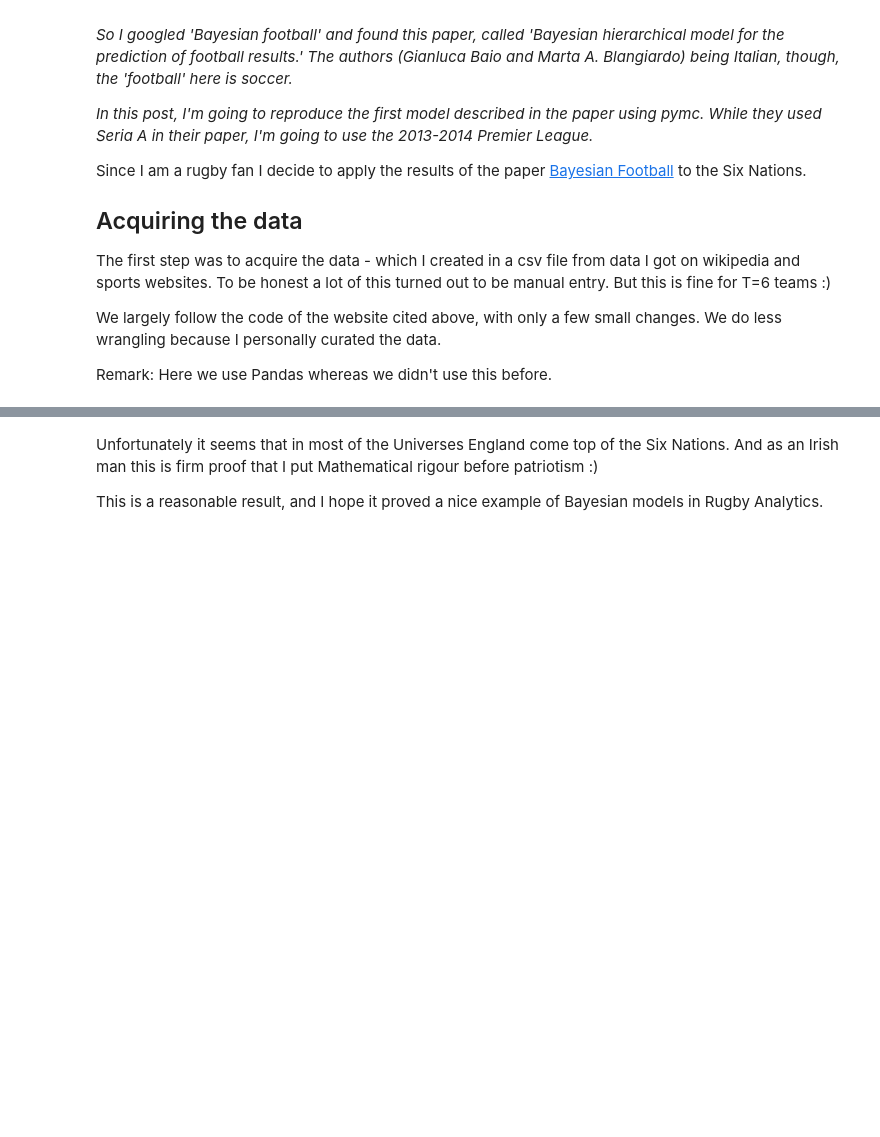
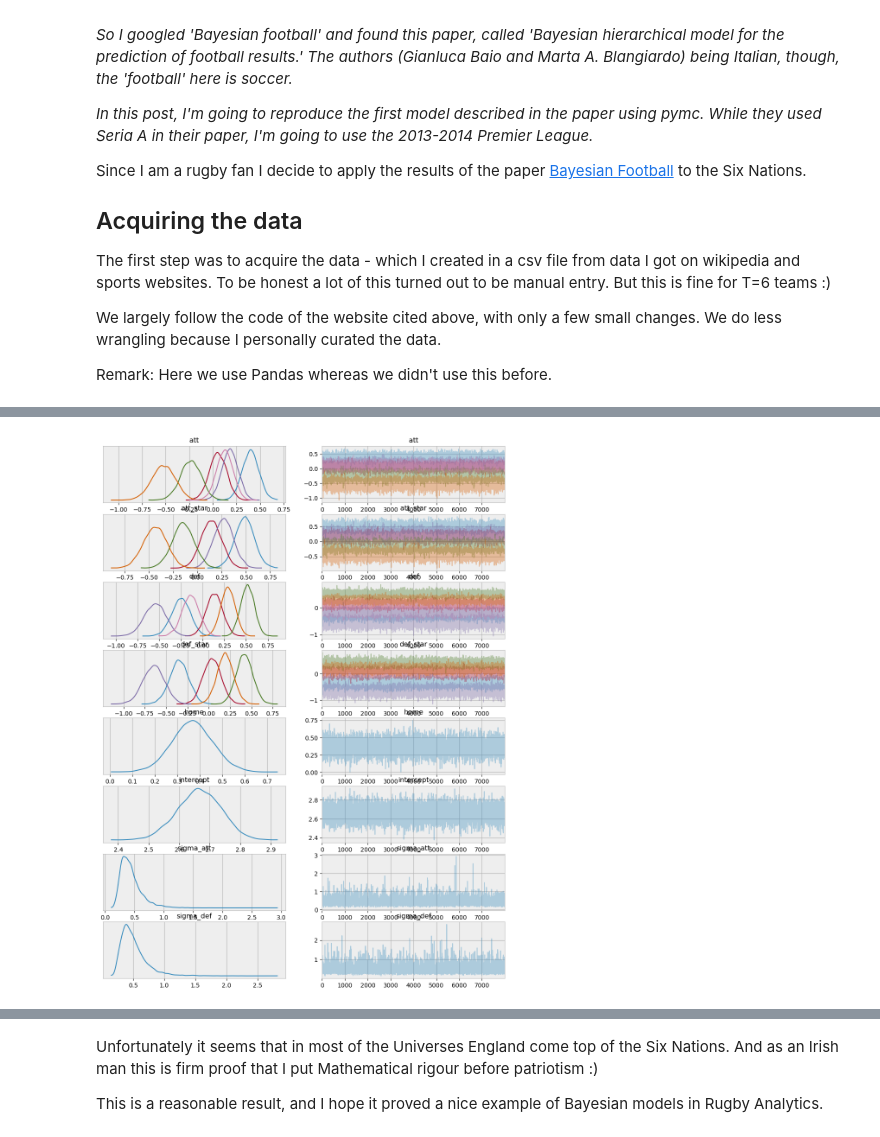
Before and after one commit to wikman/Probabilistic-Programming-and-Bayesian-Methods-for-Hackers, a Jupyter notebook: Chapter6_Priorities/Ch6_Priors_NumPyro.ipynb, the cells around one changed output, grey strips where cells are left out. Saved outputs shown, nothing was run; the diff lists cells and outputs as text; code cells hidden in the pictures; blank space fills up the shorter version.

```diff
--- a/Chapter6_Priorities/Ch6_Priors_NumPyro.ipynb
+++ b/Chapter6_Priorities/Ch6_Priors_NumPyro.ipynb
@@ -1337,0 +1055,6 @@ _= ax.set_yticklabels(df_champs['team'].values);
+# %%
+teams = np.sort(np.unique(data["home_team"]))
+home_team = jnp.array(np.searchsorted(teams, data["home_team"]))
+away_team = jnp.array(np.searchsorted(teams, data["away_team"]))
+num_teams = len(teams)
+num_games = len(home_team)
@@ -1337,0 +1115,34 @@ _= ax.set_yticklabels(df_champs['team'].values);
+# %%
+def model(home_goals=None, away_goals=None):
+    # Hyperpriors
+    intercept = numpyro.sample("intercept", dist.Normal(0, 100))
+    home = numpyro.sample("home", dist.Normal(0, 100))
+    sigma_att = numpyro.sample("sigma_att", dist.HalfCauchy())
+    sigma_def = numpyro.sample("sigma_def", dist.HalfCauchy())
+
+    with numpyro.plate("teams", num_teams - 1):
+        att_star = numpyro.sample("att_star", dist.Normal(0, sigma_att))
+        def_star = numpyro.sample("def_star", dist.Normal(0, sigma_def))
+
+    atts = numpyro.deterministic("att", projector @ att_star)
+    defs = numpyro.deterministic("def", projector @ def_star)
+
+    home_theta = jnp.exp(intercept + home + atts[home_team] + defs[away_team])
+    away_theta = jnp.exp(intercept + atts[away_team] + defs[home_team])
+
+    with numpyro.plate("games", num_games):
+        numpyro.sample("home_goals", dist.Poisson(home_theta), obs=home_goals)
+        numpyro.sample("away_goals", dist.Poisson(away_theta), obs=away_goals)
+# %%
+mcmc = numpyro.infer.MCMC(
+    numpyro.infer.NUTS(model),
+    num_warmup=8000,
+    num_samples=64000,
+    thinning=8,
+)
+mcmc.run(
+    jax.random.PRNGKey(1),
+    home_goals=jnp.array(data["home_score"]),
+    away_goals=jnp.array(data["away_score"]),
+)
+posterior_samples = mcmc.get_samples()
@@ -1337,0 +1158,5 @@ _= ax.set_yticklabels(df_champs['team'].values);
+# %%
+inference_data = arviz.from_numpyro(mcmc)
+arviz.plot_trace(inference_data);
+# %% [output]
+[figure, added]
```
Also changed, not shown: parts of 43 cells of this notebook, 2 other files.
